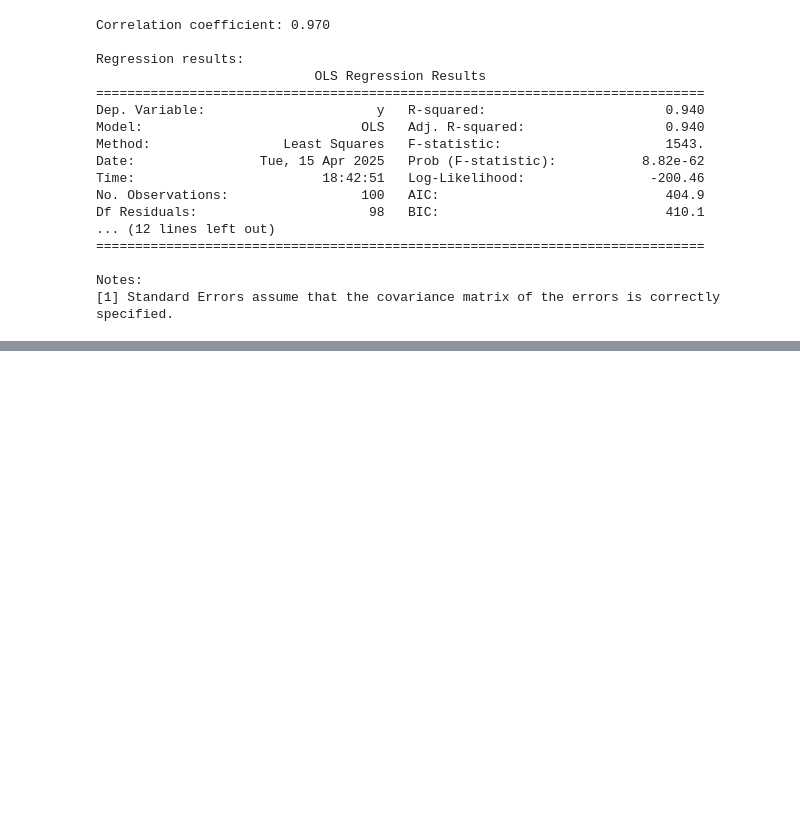
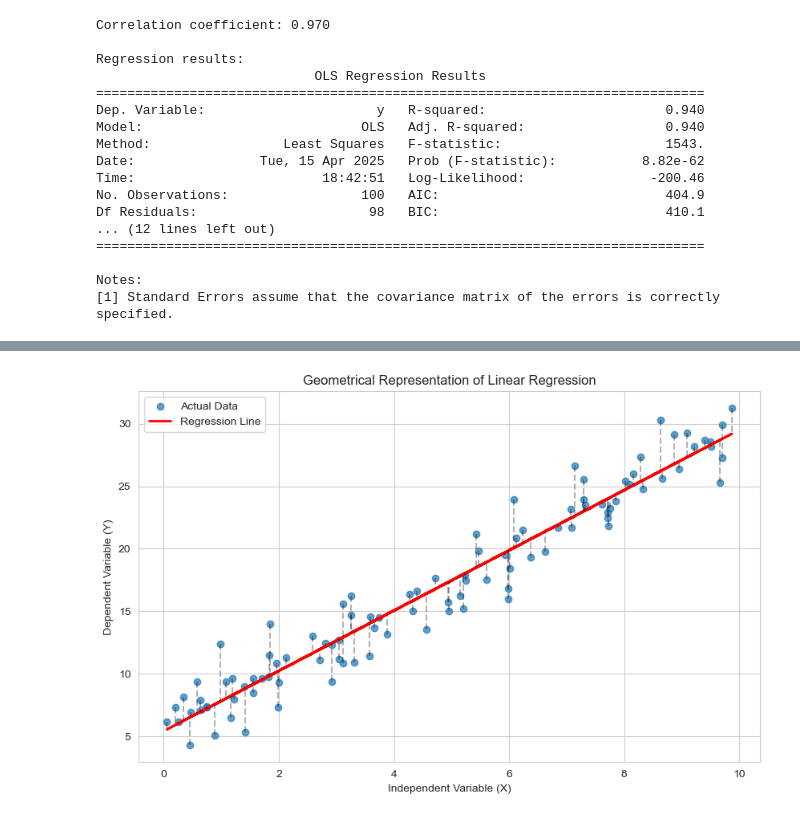
Before and after one commit to H0wl3r2001/DataScientist_AdvancedStatisticalMethods, a Jupyter notebook: LinearRegression.ipynb, the cells around one changed output, grey strips where cells are left out. Drawn from its saved outputs; the diff is of its cells as text; code cells hidden in the pictures; blank space fills up the shorter version.

```diff
--- a/LinearRegression.ipynb
+++ b/LinearRegression.ipynb
@@ -105,0 +114,16 @@ Notes:
+# %%
+# Visualizing the regression line
+plt.scatter(X, Y, alpha=0.7, label='Actual Data')
+plt.plot(X, results.predict(X_with_const), color='red', linewidth=2, label='Regression Line')
+
+# Add residuals
+for i in range(len(X)):
+    plt.plot([X[i], X[i]], [Y[i], results.predict(X_with_const)[i]], 'k--', alpha=0.3)
+
+plt.xlabel('Independent Variable (X)')
+plt.ylabel('Dependent Variable (Y)')
+plt.title('Geometrical Representation of Linear Regression')
+plt.legend()
+plt.show()
+# %% [output]
+[figure, added]
```
Also changed, not shown: parts of 6 cells of this notebook.
